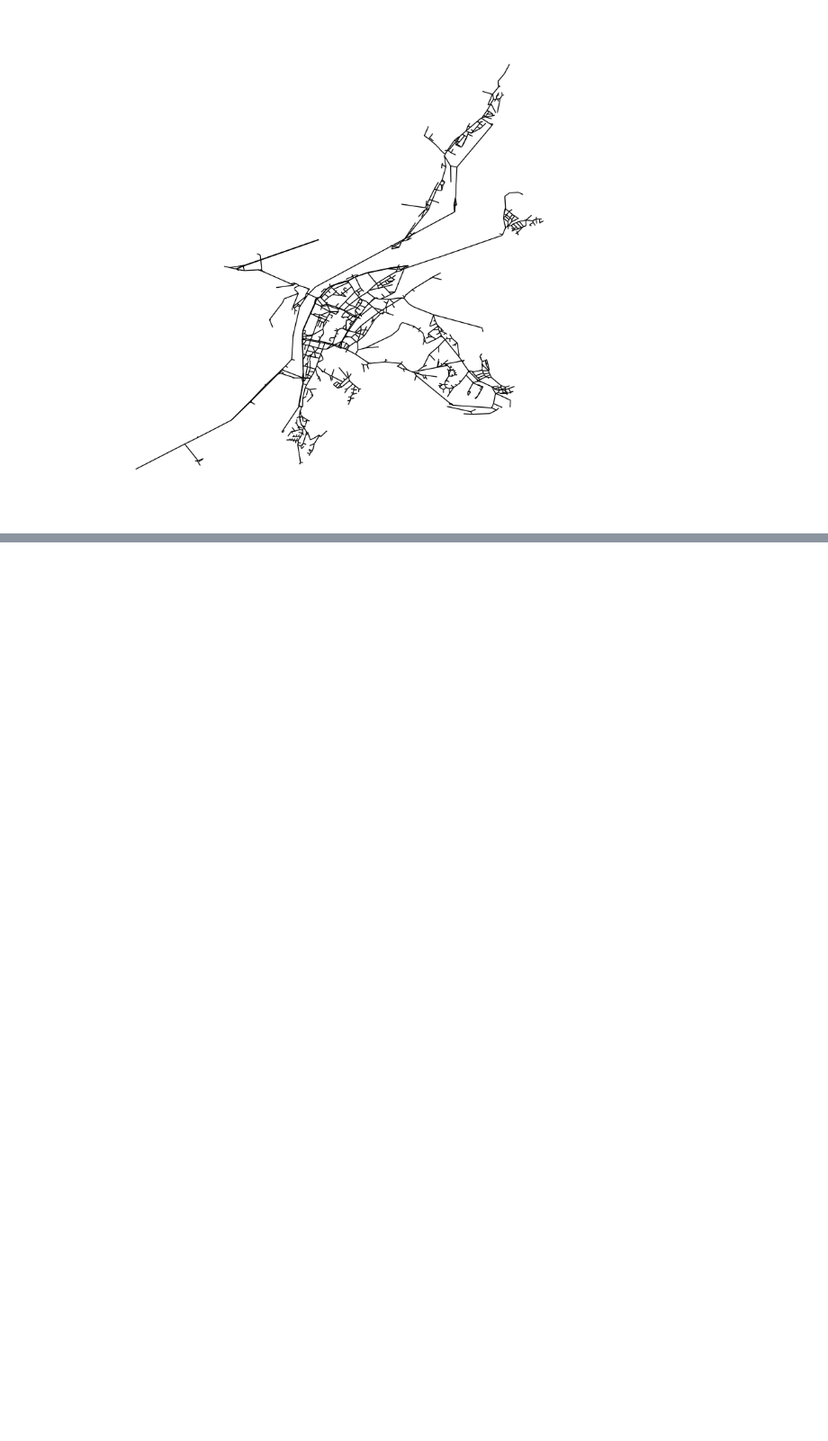
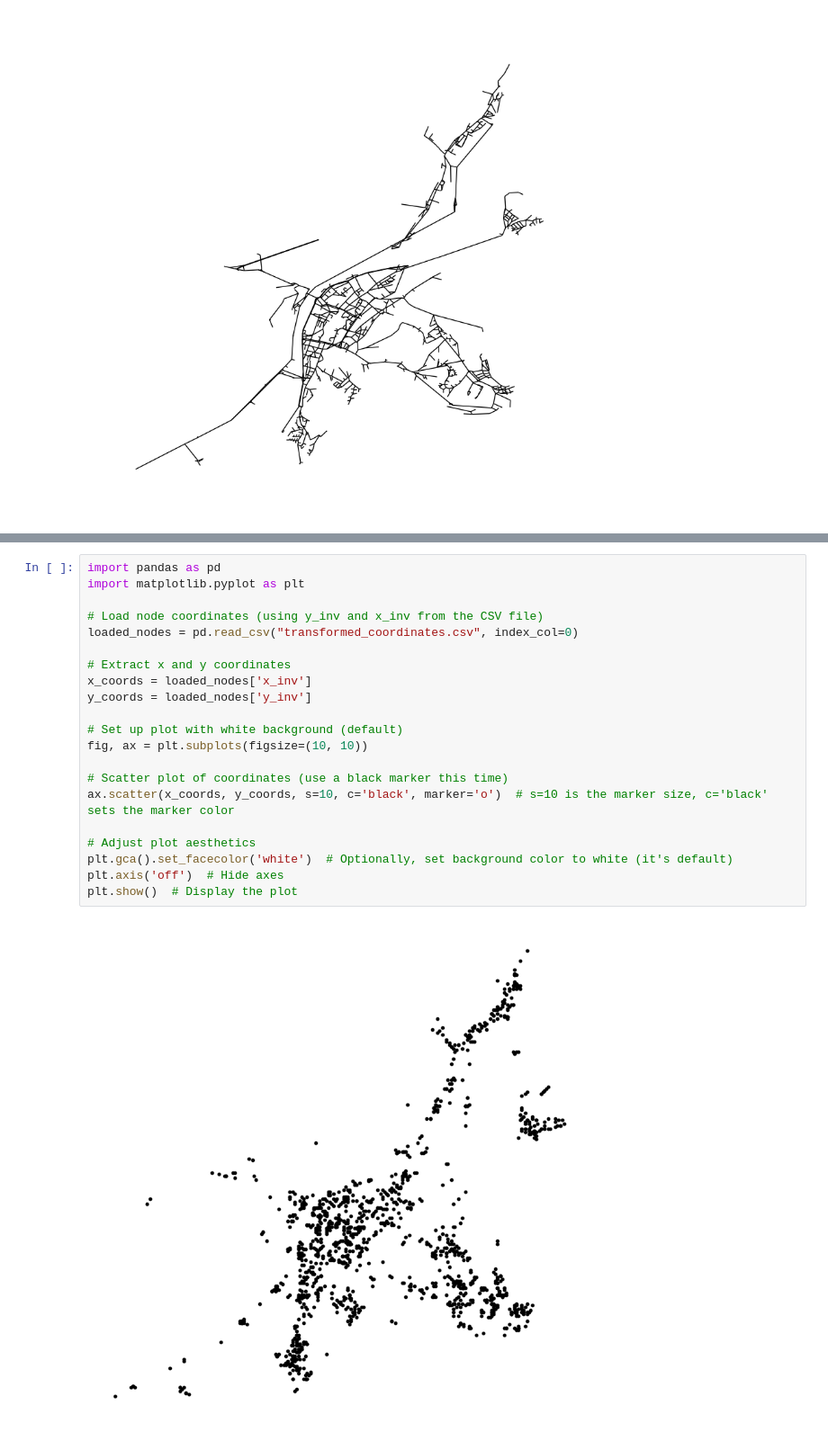
Before and after one commit to naveen-malla/Synthetic_City_Generator, a Jupyter notebook: get_trier_map.ipynb, the cells around one changed output, grey strips where cells are left out. Shown at 90% size. Drawn from its saved outputs; the diff is of its cells as text; blank space fills up the shorter version.

```diff
--- a/get_trier_map.ipynb
+++ b/get_trier_map.ipynb
@@ -208,0 +315,23 @@ plt.show()
+# %%
+import pandas as pd
+import matplotlib.pyplot as plt
+
+# Load node coordinates (using y_inv and x_inv from the CSV file)
+loaded_nodes = pd.read_csv("transformed_coordinates.csv", index_col=0)
+
+# Extract x and y coordinates
+x_coords = loaded_nodes['x_inv']
+y_coords = loaded_nodes['y_inv']
+
+# Set up plot with white background (default)
+fig, ax = plt.subplots(figsize=(10, 10))
+
+# Scatter plot of coordinates (use a black marker this time)
+ax.scatter(x_coords, y_coords, s=10, c='black', marker='o')  # s=10 is the marker size, c='black' sets the marker color
+
+# Adjust plot aesthetics
+plt.gca().set_facecolor('white')  # Optionally, set background color to white (it's default)
+plt.axis('off')  # Hide axes
+plt.show()  # Display the plot
+# %% [output]
+[figure, added]
```
Also changed, not shown: parts of 6 cells of this notebook.
